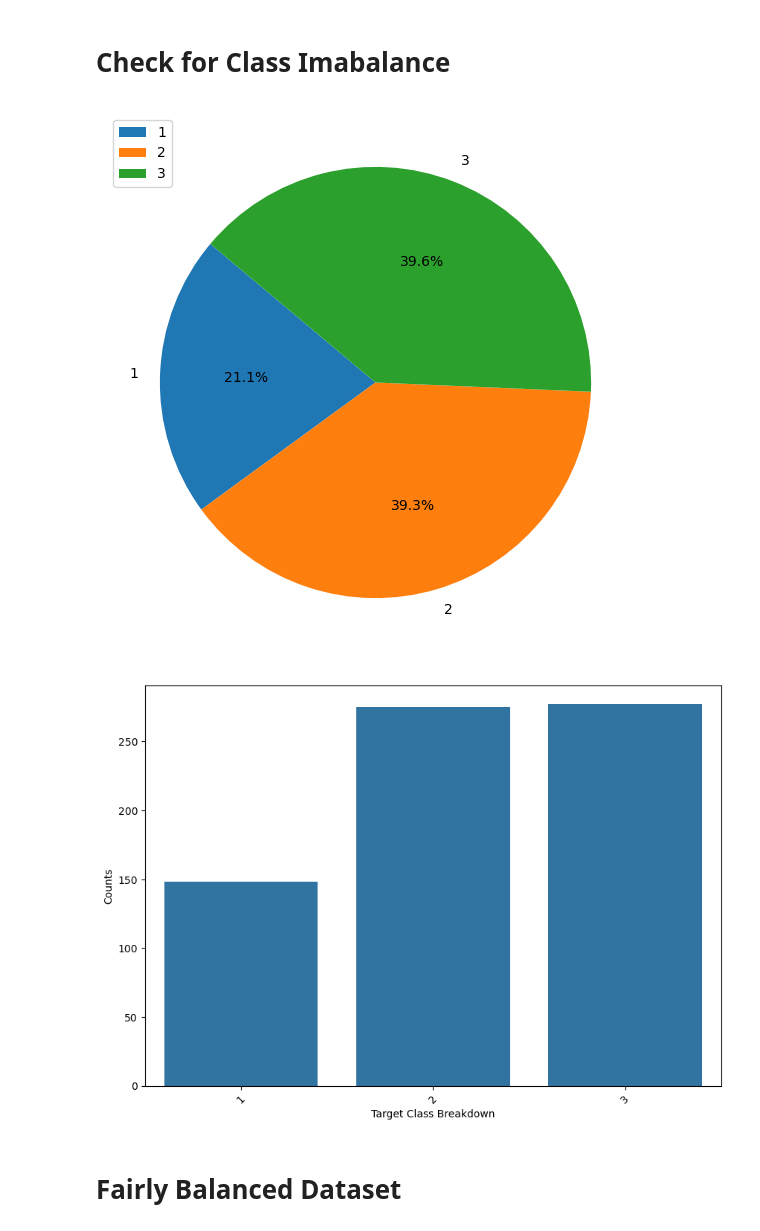
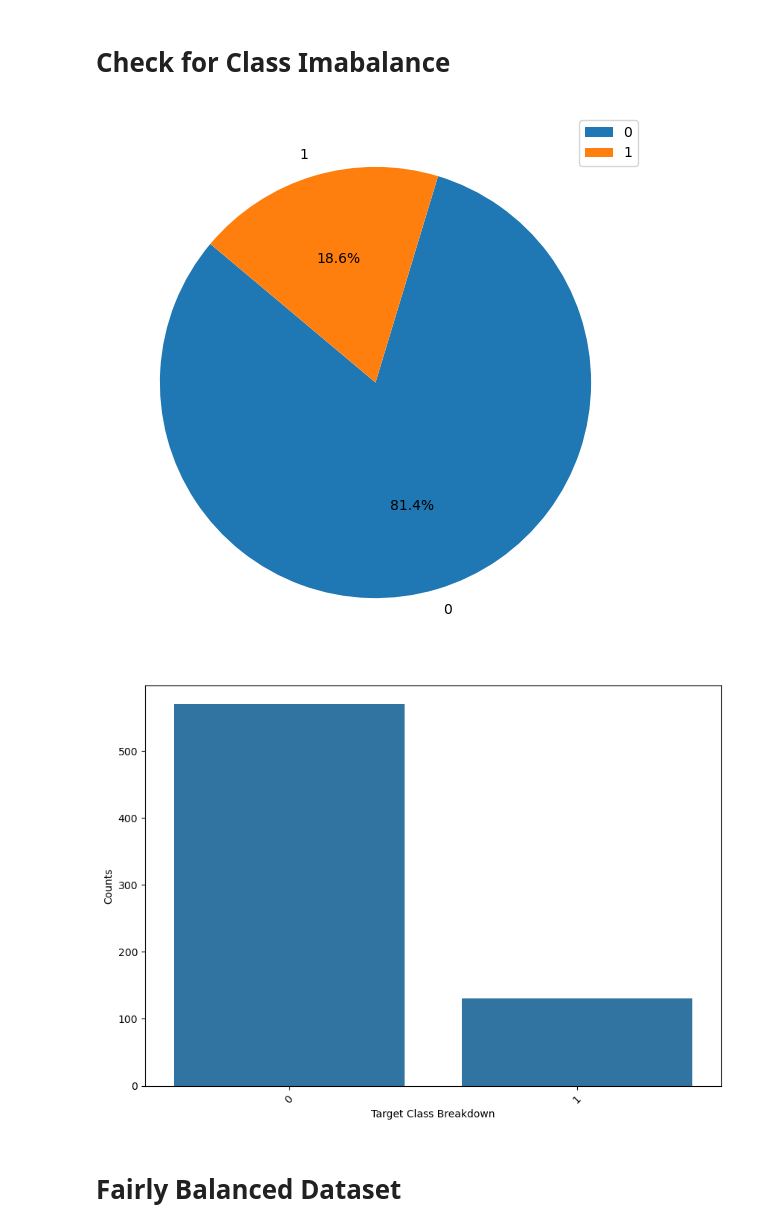
Before and after one commit to MaukanMir/Hotel-Sentiment-Analysis, a Jupyter notebook: training.ipynb, the cells around one changed output. Cells and saved outputs as stored; diff of their text form; code cells hidden in the pictures.

```diff
--- a/training.ipynb
+++ b/training.ipynb
@@ -107,10 +107,10 @@ The amount of dupes: 0
 # %% [markdown]
 # Check for Class Imabalance
 # %%
-check_class_imbalance(df["priority_score"])
+check_class_imbalance(df["problem_domain"])
 # %% [output]
-[figure, old version]
+[figure, new version]
-[figure, old version]
+[figure, new version]
 # %% [markdown]
 # Fairly Balanced Dataset
 # %% [markdown]
```
Also changed, not shown: parts of 9 cells of this notebook.
